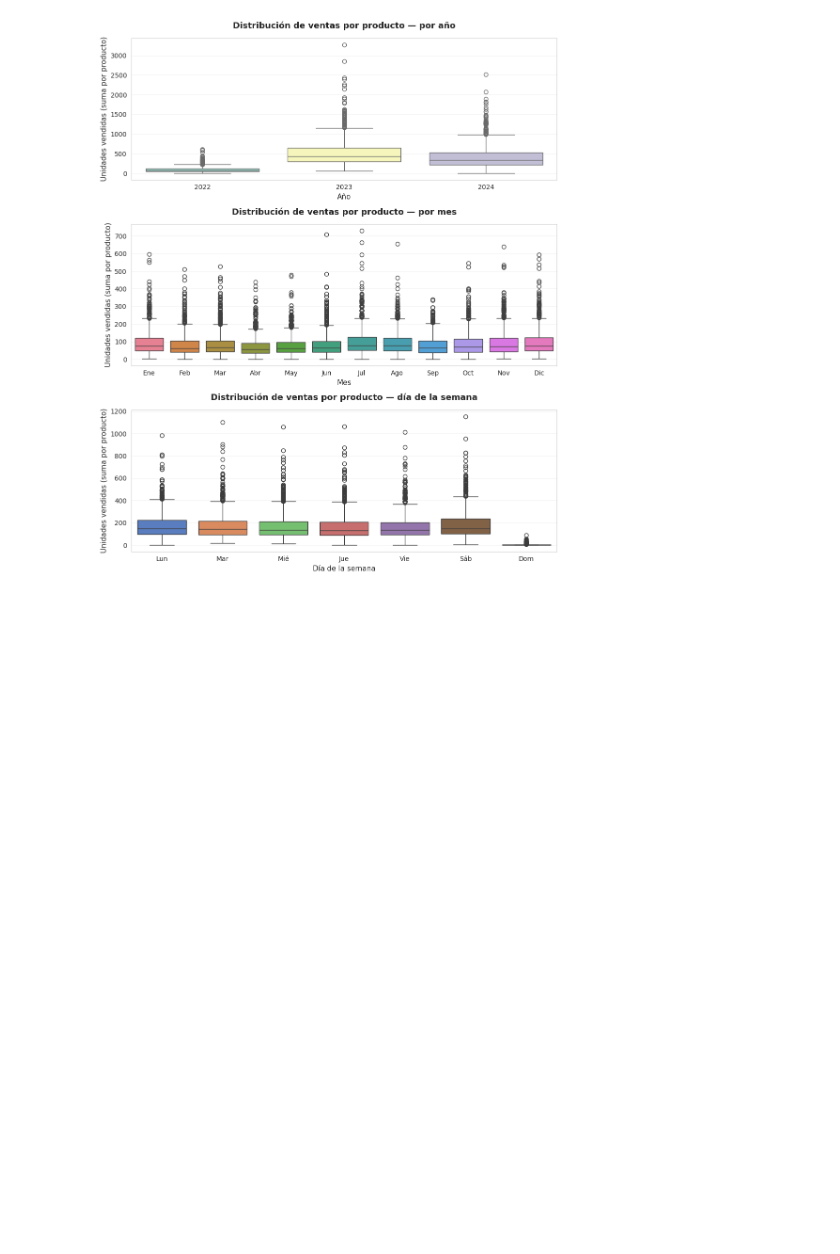
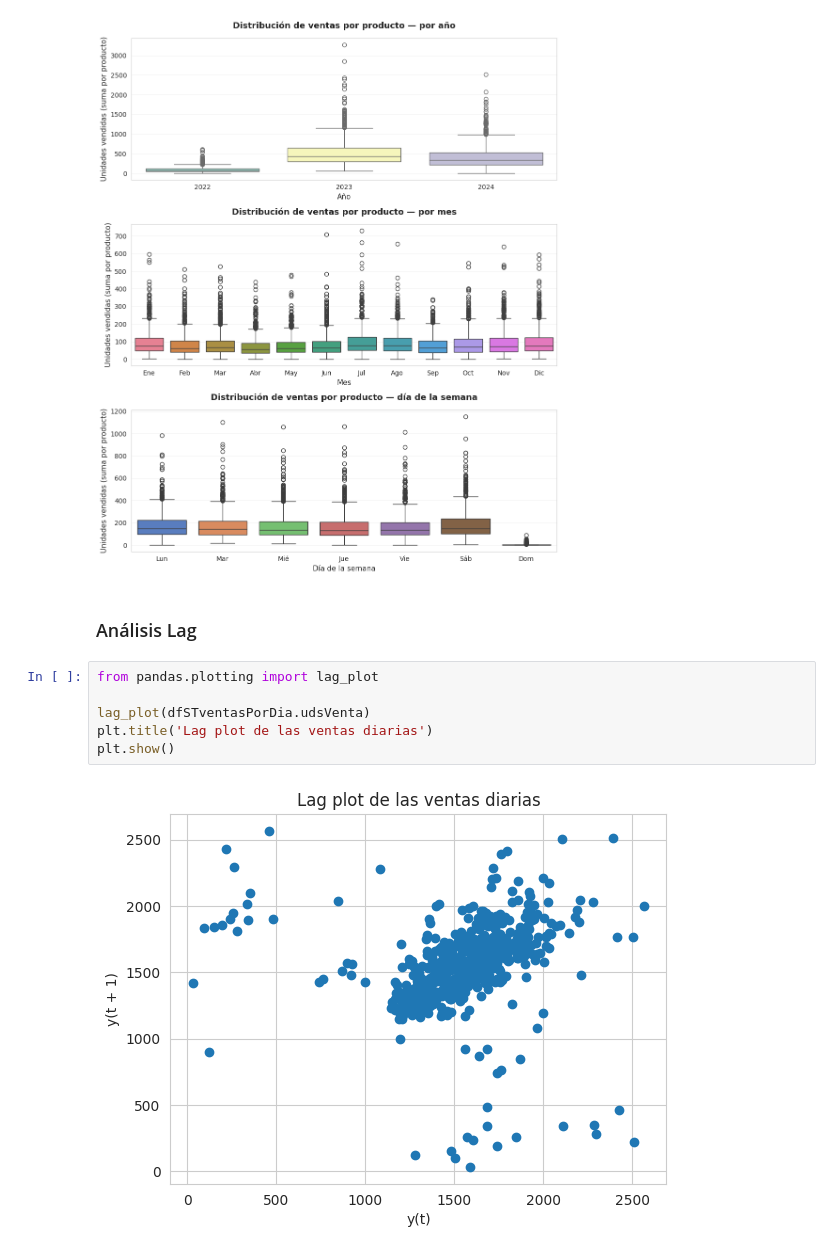
Before and after one commit to jmorala/TFMDS, a Jupyter notebook: cuadernos/02-EDA_datos.ipynb, the cells around one changed output. Cells and saved outputs as stored; diff of their text form; blank space fills up the shorter version.

```diff
--- a/cuadernos/02-EDA_datos.ipynb
+++ b/cuadernos/02-EDA_datos.ipynb
@@ -653,3 +584,13 @@ plt.tight_layout()
 plt.show()
 # %% [output]
 [figure]
+# %% [markdown]
+### Análisis Lag
+# %%
+from pandas.plotting import lag_plot
+
+lag_plot(dfSTventasPorDia.udsVenta)
+plt.title('Lag plot de las ventas diarias')
+plt.show()
+# %% [output]
+[figure, added]
```
Also changed, not shown: parts of 11 cells of this notebook.
